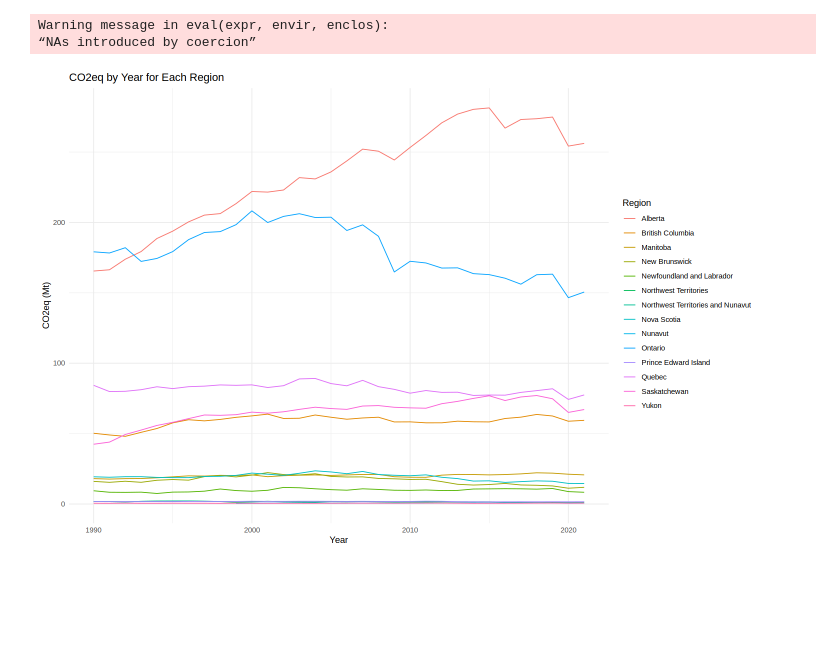
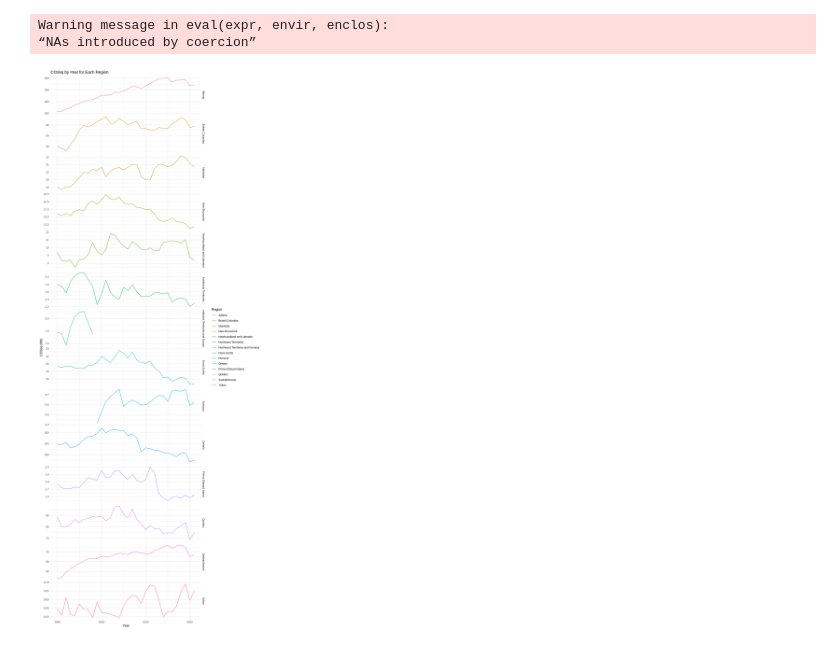
Before and after one commit to FelixBAUDARD/Dsci100_GP, a Jupyter notebook: Group project proposal.ipynb, the cells around one changed output. Saved outputs shown, nothing was run; the diff lists cells and outputs as text; code cells hidden in the pictures; blank space fills up the shorter version.

```diff
--- a/Group project proposal.ipynb
+++ b/Group project proposal.ipynb
@@ -48,12 +48,13 @@ filtered_data <- data |>
 
 filtered_data <- na.omit(filtered_data, cols = c("Year", "CO2eq"))
 # %%
-options(repr.plot.width = 12, repr.plot.height = 8)
+options(repr.plot.width = 10, repr.plot.height = 25)
 ggplot(filtered_data, aes(x = Year, y = CO2eq, group = Region, color = Region)) +
   geom_line() +
   theme_minimal() +
   labs(title = "CO2eq by Year for Each Region",
        x = "Year",
-       y = "CO2eq (Mt)")
+       y = "CO2eq (Mt)") +
+facet_grid(Region ~ ., scales = "free_y")
 # %% [output]
-[figure, old version]
+[figure, new version]
```
Also changed, not shown: parts of 1 cell of this notebook.
